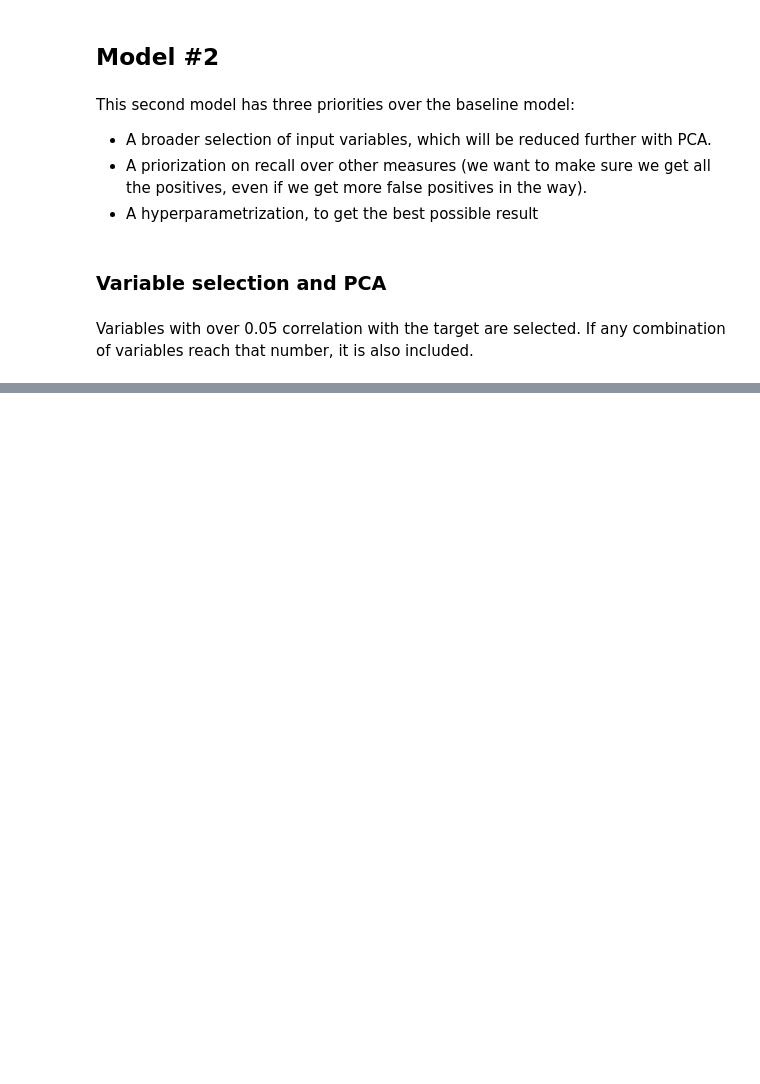
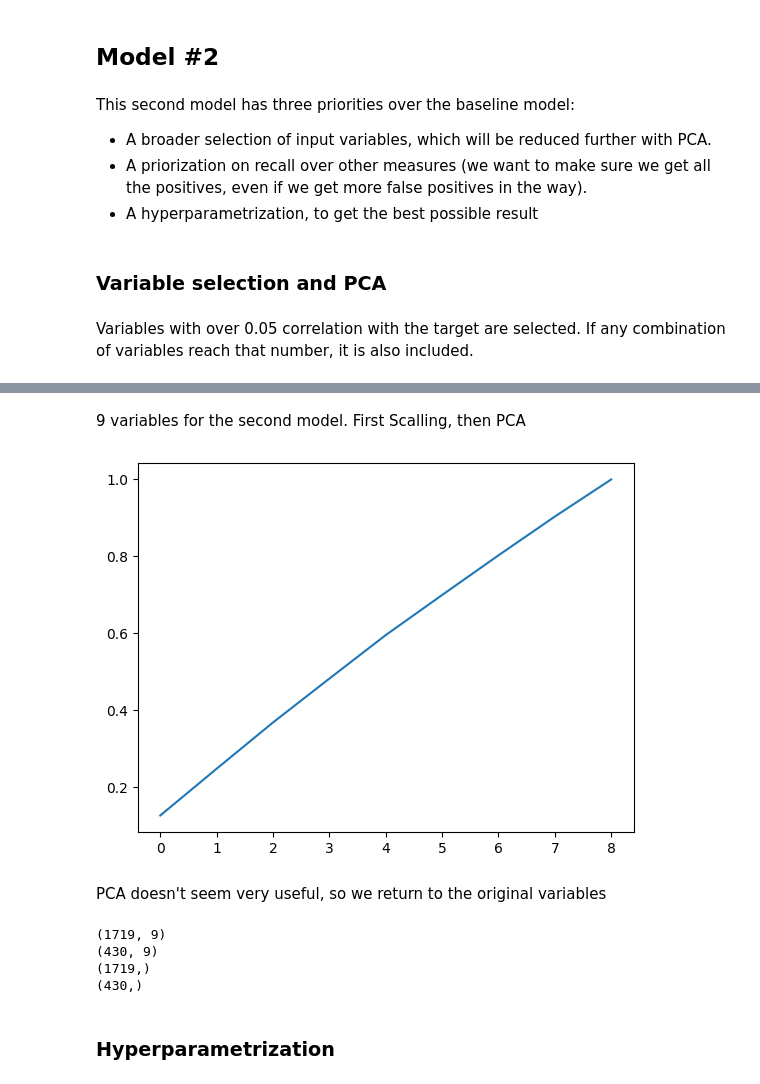
Before and after one commit to RauGarGom/ml_alzheimer_class, a Jupyter notebook: notebooks/class_model_2.ipynb, the cells around one changed output, grey strips where cells are left out. Saved outputs shown, nothing was run; the diff lists cells and outputs as text; code cells hidden in the pictures; blank space fills up the shorter version.

Commit message:
17.11 - 2nd classification model

```diff
--- a/notebooks/class_baseline_model copy.ipynb
+++ b/notebooks/class_model_2.ipynb
@@ -99,0 +132,15 @@ alz_2 = alz[['medical_conditions',]]
+# %% [markdown]
+9 variables for the second model. First Scalling, then PCA
+# %%
+x1_train, x1_test, y1_train, y1_test = ut.train_test(alz_2,test_size=.2)
+scaler = StandardScaler()
+x1_train = scaler.fit_transform(x1_train)
+x1_test = scaler.transform(x1_test)
+pca = PCA(n_components=9)
+x1_train = pca.fit_transform(x1_train)
+pca_acum = pca.explained_variance_ratio_.cumsum()
+sns.lineplot(data=pca_acum);
+# %% [output]
+[figure, added]
+# %% [markdown]
+PCA doesn't seem very useful, so we return to the original variables
@@ -99,0 +149,12 @@ alz_2 = alz[['medical_conditions',]]
+# %%
+print(x1_train.shape)
+print(x1_test.shape)
+print(y1_train.shape)
+print(y1_test.shape)
+# %% [output]
+(1719, 9)
+(430, 9)
+(1719,)
+(430,)
+# %% [markdown]
+### Hyperparametrization
```
Also changed, not shown: parts of 15 cells of this notebook, 4 other files.
